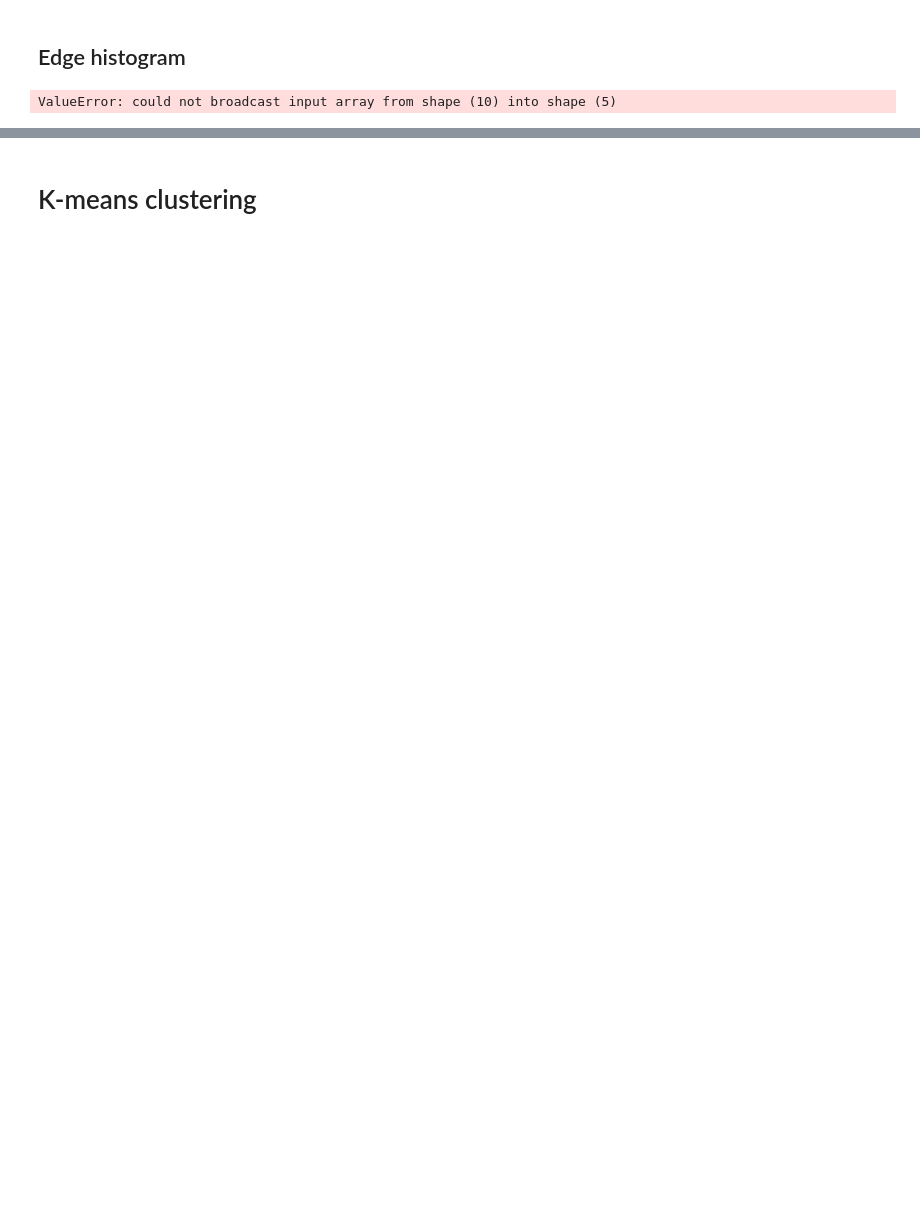
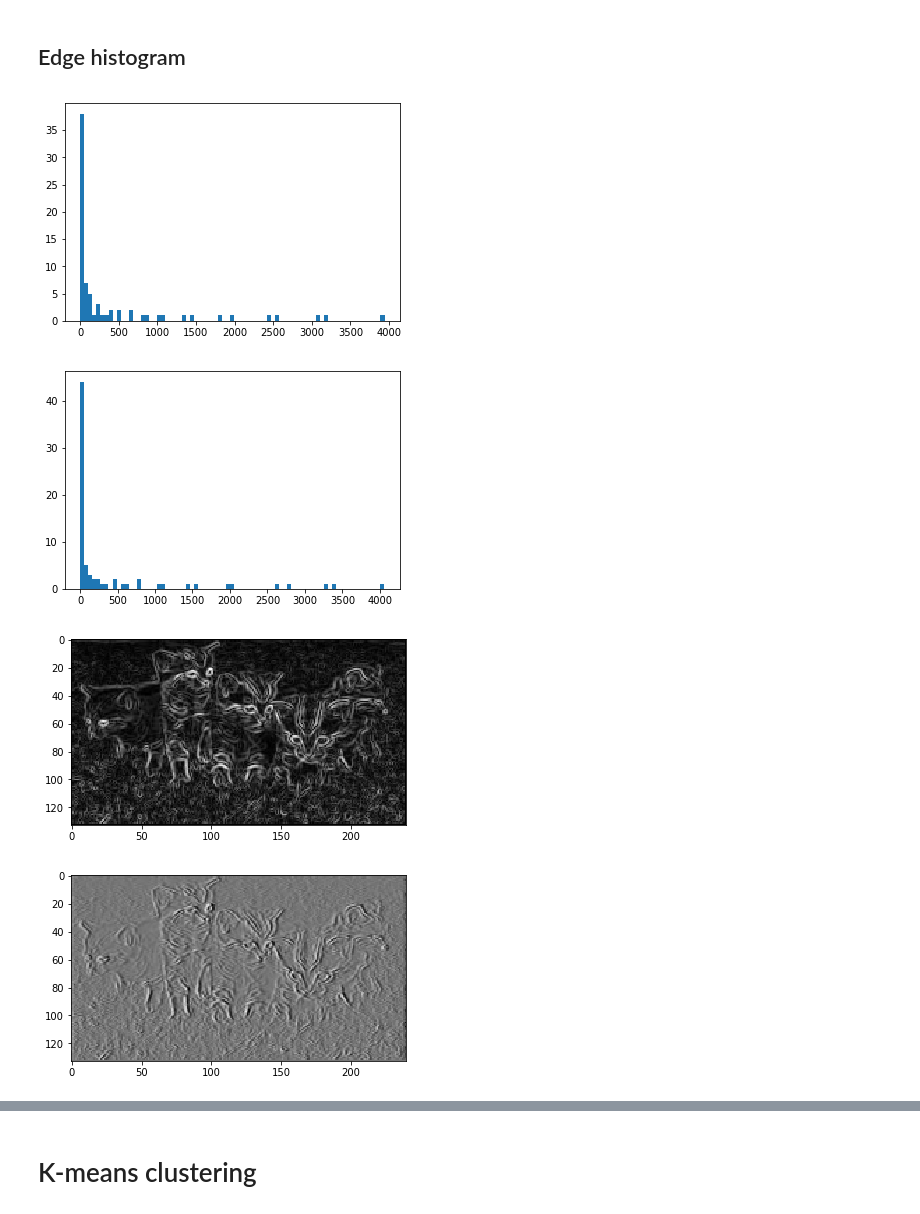
Before and after one commit to patricsteiner/image_clustering, a Jupyter notebook: intelligent_image_clustering.ipynb, the cells around one changed output, grey strips where cells are left out. Drawn from its saved outputs; the diff is of its cells as text; code cells hidden in the pictures; blank space fills up the shorter version.

Commit message:
calculate gradient of edge and use as features

```diff
--- a/intelligent_image_clustering.ipynb
+++ b/intelligent_image_clustering.ipynb
@@ -54,17 +57,31 @@ X = np.column_stack((X, features)) # add new features to feature matrix X
 ## Edge histogram
 # %%
 from skimage.filters import sobel
-
-n_features = 5
-features = np.zeros(shape=(len(images), n_features)) # initialize feature matrix
+n_features = 75
+features = np.ones(shape=(len(images), n_features*2)) # initialize feature matrix
 
 for i, image in enumerate(images):
     edges = sobel(image.convert('HSV').getchannel('V'))
-    features[i] = np.histogram(edges, bins=n_features)[0]
-    if i < 3:
-        plt.hist(featrues[i], bins=n_features) # TODO how am i supposed to do that edge histogram thing?
-        plt.show()
+    grad_y, grad_x = np.gradient(edges)
+    hist_x = np.histogram(grad_x, bins=n_features)[0]
+    hist_y = np.histogram(grad_y, bins=n_features)[0]
+    features[i] = np.append(hist_x, hist_y)
+
+    if i < 1:
+        plt.figure()
+        plt.hist(hist_x, bins=n_features)
+        plt.figure()
+        plt.hist(hist_y, bins=n_features)
+        plt.figure()
+        plt.imshow(edges, cmap='gray')
+        plt.figure()
+        plt.imshow(grad_x, cmap='gray');
+        plt.figure()
+        plt.imshow(grad_y, cmap='gray');
 
 X = np.column_stack((X, features)) # add new features to feature matrix X
 # %% [output]
-ValueError: could not broadcast input array from shape (10) into shape (5)
+[figure, added]
+[figure, added]
+[figure, added]
+[figure, added]
```
Also changed, not shown: parts of 5 cells of this notebook.
